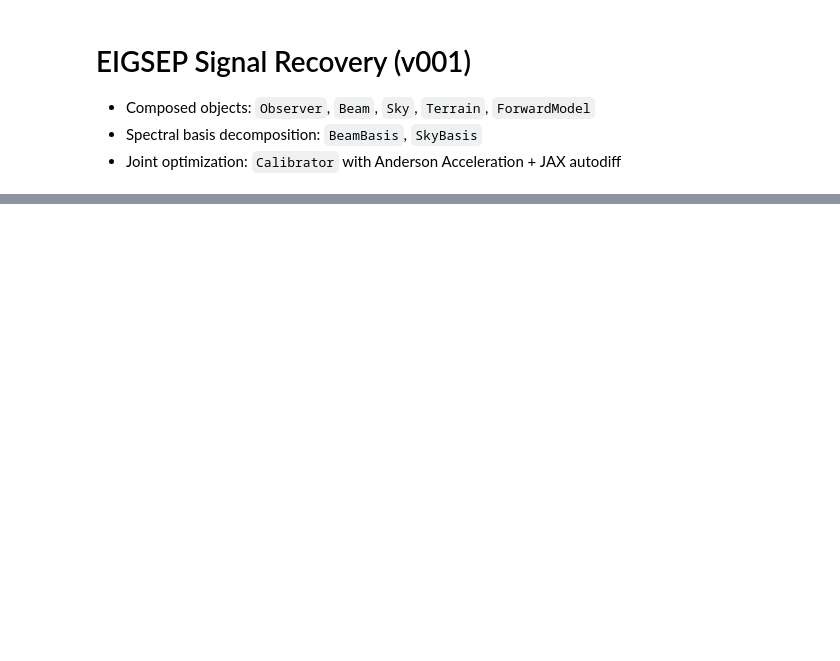
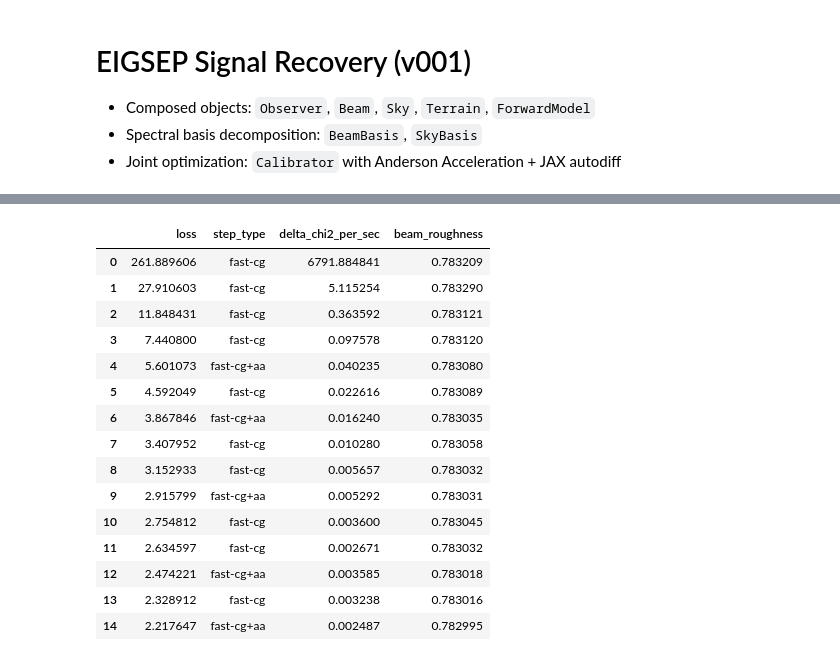
Before and after one commit to AaronParsons/eigsep_sim, a Jupyter notebook: notebooks/EIGSEP_Recovery_v001_NewFramework.ipynb, the cells around one changed output, grey strips where cells are left out. Saved outputs shown, nothing was run; the diff lists cells and outputs as text; code cells hidden in the pictures; blank space fills up the shorter version.

Commit message:
Added fast-cg mode, which is 3x faster than previous lbfgs mode for solving, and makes better progress.

```diff
--- a/notebooks/EIGSEP_Recovery_v001_NewFramework.ipynb
+++ b/notebooks/EIGSEP_Recovery_v001_NewFramework.ipynb
@@ -31,7 +31,7 @@ FREQS_HZ = FREQS_MHZ * 1e6
 DELTA_NU_HZ = float(np.diff(FREQS_MHZ).mean()) * 1e6
 OBS_EPOCH = Time("2025-01-01")
 N_TIMES = 36
-N_AZ, N_ALT = 6, 5
+N_AZ, N_ALT = 12, 10
 N_ORIENT = N_AZ * N_ALT
 N_BEAM_POLS = 1
 if N_BEAM_POLS not in (1, 2):
@@ -122,15 +144,15 @@ prms_opt = {k: v.copy() for k, v in prms_ini.items()}
 print(f"Running fit...", flush=True)
 result = cal.fit(
     params=prms_opt, geom=geom, verbose=True,
-    solver='adaptive-scheduled',
-    # Optional final-loss polish; slower in delta-chi2/time.
-    # schedule_lbfgs_max_every=10,
-    # schedule_lbfgs_min_iter=20,
-    # schedule_lbfgs_maxiter=3,
-    # schedule_lbfgs_max_runs=1,
-    max_iter=30, tol=1e-4,
-    lambda_damp=1e-1,
-
+    # fast-cg: alternating exact conditional Newton-CG solves (sky solved
+    # exactly, beam by truncated CG). The loss is quadratic in each block,
+    # so these steps reach the noise floor (chi2/datum ~ 1) in ~10
+    # iterations where the adaptive Jacobi solvers (adaptive-scheduled /
+    # adaptive-fixed-point) plateau 3-4 orders of magnitude higher at any
+    # lambda_damp — see benchmarks/bench_plateau_solvers.py.
+    solver='fast-cg',
+    max_iter=15, tol=1e-4,
 )
 prms_opt = result['params']
 print(f"Converged: {result['converged']}")
+print(f"Data chi2/datum: {cal.data_loss(prms_opt):.3f} (noise floor ~1)")
@@ -160,9 +257,30 @@ healpy.mollview(beam_opt[0,:, CH] - beam_recon[0, :, CH], sub=(2, 2, 4), cmap='b
 # %%
 import pandas as pd
-pd.DataFrame(result["telemetry"])[[
-    "loss", "step_type",
+df = pd.DataFrame(result["telemetry"])
+# Telemetry columns vary by solver (adaptive solvers add per-block step
+# diagnostics); select whichever are present.
+cols = [c for c in [
+    "loss", "step_type", "delta_chi2_per_sec",
     "joint_step", "sky_step", "beam_step",
     "joint_loss", "sky_loss", "beam_loss",
     "sky_update_rms", "beam_update_rms",
     "beam_roughness",
-]]
+] if c in df.columns]
+df[cols]
+# %% [output]
+|  | loss | step_type | delta_chi2_per_sec | beam_roughness |
+| 0 | 261.889606 | fast-cg | 6791.884841 | 0.783209 |
+| 1 | 27.910603 | fast-cg | 5.115254 | 0.783290 |
+| 2 | 11.848431 | fast-cg | 0.363592 | 0.783121 |
+| 3 | 7.440800 | fast-cg | 0.097578 | 0.783120 |
+| 4 | 5.601073 | fast-cg+aa | 0.040235 | 0.783080 |
+| 5 | 4.592049 | fast-cg | 0.022616 | 0.783089 |
+| 6 | 3.867846 | fast-cg+aa | 0.016240 | 0.783035 |
+| 7 | 3.407952 | fast-cg | 0.010280 | 0.783058 |
+| 8 | 3.152933 | fast-cg | 0.005657 | 0.783032 |
+| 9 | 2.915799 | fast-cg+aa | 0.005292 | 0.783031 |
+| 10 | 2.754812 | fast-cg | 0.003600 | 0.783045 |
+| 11 | 2.634597 | fast-cg | 0.002671 | 0.783032 |
+| 12 | 2.474221 | fast-cg+aa | 0.003585 | 0.783018 |
+| 13 | 2.328912 | fast-cg | 0.003238 | 0.783016 |
+| 14 | 2.217647 | fast-cg+aa | 0.002487 | 0.782995 |
```
Also changed, not shown: parts of 7 cells of this notebook, 9 other files.
